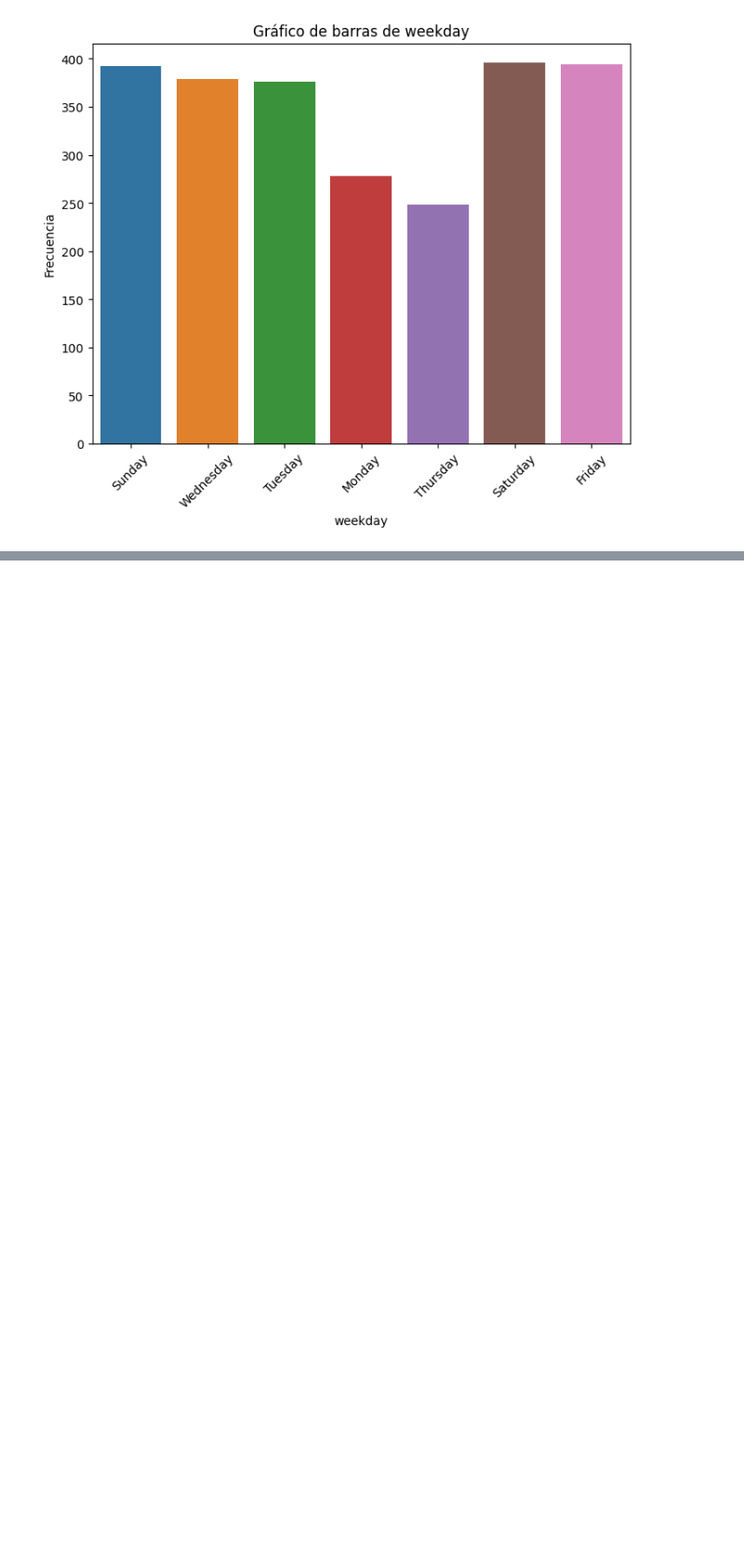
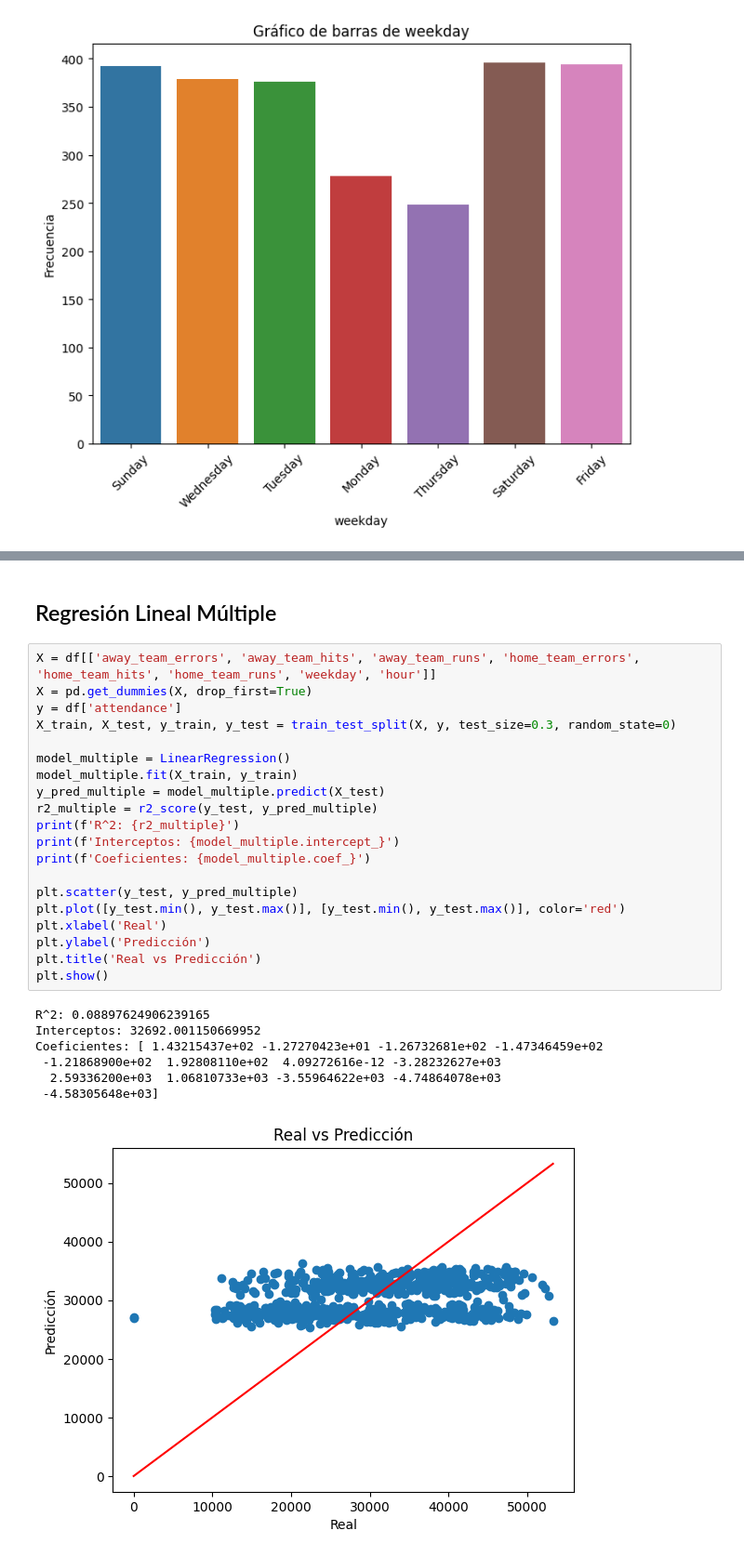
Before and after one commit to Jskenpo/HDT2_DATA_MINING, a Jupyter notebook: HDT2.ipynb, the cells around one changed output, grey strips where cells are left out. Shown at 93% size. Saved outputs shown, nothing was run; the diff lists cells and outputs as text; blank space fills up the shorter version.

```diff
--- a/HDT2.ipynb
+++ b/HDT2.ipynb
@@ -181,0 +228,30 @@ Name: count, dtype: int64
+# %% [markdown]
+## Regresión Lineal Múltiple
+# %%
+X = df[['away_team_errors', 'away_team_hits', 'away_team_runs', 'home_team_errors', 'home_team_hits', 'home_team_runs', 'weekday', 'hour']]
+X = pd.get_dummies(X, drop_first=True)
+y = df['attendance']
+X_train, X_test, y_train, y_test = train_test_split(X, y, test_size=0.3, random_state=0)
+
+model_multiple = LinearRegression()
+model_multiple.fit(X_train, y_train)
+y_pred_multiple = model_multiple.predict(X_test)
+r2_multiple = r2_score(y_test, y_pred_multiple)
+print(f'R^2: {r2_multiple}')
+print(f'Interceptos: {model_multiple.intercept_}')
+print(f'Coeficientes: {model_multiple.coef_}')
+
+plt.scatter(y_test, y_pred_multiple)
+plt.plot([y_test.min(), y_test.max()], [y_test.min(), y_test.max()], color='red')
+plt.xlabel('Real')
+plt.ylabel('Predicción')
+plt.title('Real vs Predicción')
+plt.show()
+# %% [output]
+R^2: 0.08897624906239165
+Interceptos: 32692.001150669952
+Coeficientes: [ 1.43215437e+02 -1.27270423e+01 -1.26732681e+02 -1.47346459e+02
+ -1.21868900e+02  1.92808110e+02  4.09272616e-12 -3.28232627e+03
+  2.59336200e+03  1.06810733e+03 -3.55964622e+03 -4.74864078e+03
+ -4.58305648e+03]
+[figure, added]
```
Also changed, not shown: parts of 27 cells of this notebook.
